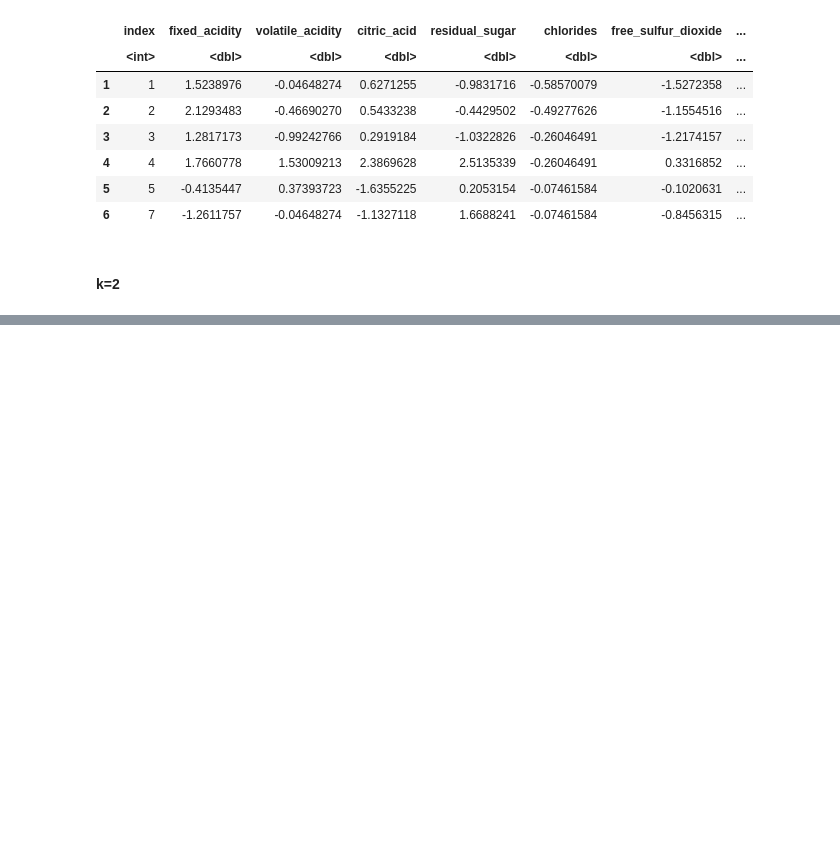
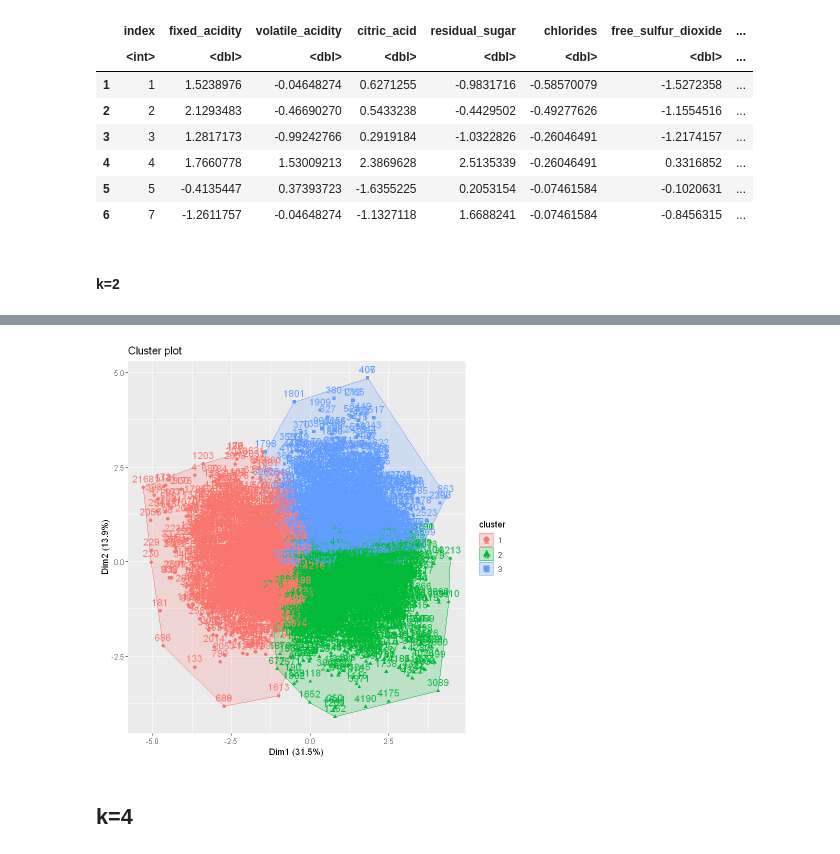
Before and after one commit to Saranga99/DM-ML, a Jupyter notebook: coursework/CW_Q1.ipynb, the cells around one changed output, grey strips where cells are left out. Saved outputs shown, nothing was run; the diff lists cells and outputs as text; code cells hidden in the pictures; blank space fills up the shorter version.

```diff
--- a/coursework/CW_Q1.ipynb
+++ b/coursework/CW_Q1.ipynb
@@ -440,0 +422,2 @@ fviz_cluster(kc_2,data=x)
+# %%
+kc_3 <- kmeans(x,centers=3)
@@ -440,0 +495,6 @@ fviz_cluster(kc_2,data=x)
+# %%
+fviz_cluster(kc_3,data=x)
+# %% [output]
+[figure, added]
+# %% [markdown]
+## k=4
```
Also changed, not shown: parts of 35 cells of this notebook, 2 other files.
